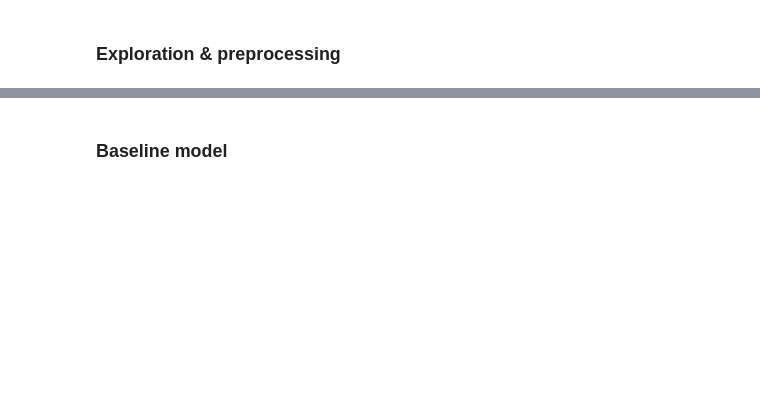
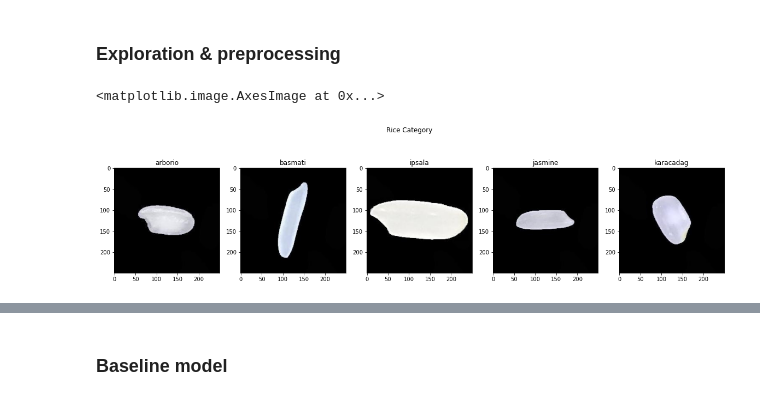
Before and after one commit to DaLuSt/DSLS-DS3-Machine-learning, a Jupyter notebook: deep-learning/DeepLearning_Rice_DaanSteur_379943_DSLS.ipynb, the cells around one changed output, grey strips where cells are left out. Saved outputs shown, nothing was run; the diff lists cells and outputs as text; code cells hidden in the pictures; blank space fills up the shorter version.

Commit message:
processing of images completed

```diff
--- a/deep-learning/DeepLearning_Rice_DaanSteur_379943_DSLS.ipynb
+++ b/deep-learning/DeepLearning_Rice_DaanSteur_379943_DSLS.ipynb
@@ -59,2 +49,38 @@ Skipping, found downloaded files in ".\rice-image-dataset" (use force=True to fo
 # %% [markdown]
 ### Exploration & preprocessing
+# %%
+# Separating the categories
+# only selecting 1000 images per category to reduce the size of the dataset
+
+data_dir = 'rice-image-dataset/Rice_Image_Dataset/'
+
+
+arborio = glob.glob(f'{data_dir}Arborio/*.jpg')[:1000]
+basmati = glob.glob(f'{data_dir}Basmati/*.jpg')[:1000]
+ipsala = glob.glob(f'{data_dir}Ipsala/*.jpg')[:1000]
+jasmine = glob.glob(f'{data_dir}Jasmine/*.jpg')[:1000]
+karacadag = glob.glob(f'{data_dir}Karacadag/*.jpg')[:1000]
+# %%
+# Create a figure with all the rice categories
+fig, ax = plt.subplots(ncols=5, figsize=(20,5))
+fig.suptitle('Rice Category')
+arborio_image = img.imread(arborio[0])
+basmati_image = img.imread(basmati[0])
+ipsala_image = img.imread(ipsala[0])
+jasmine_image = img.imread(jasmine[0])
+karacadag_image = img.imread(karacadag[0])
+
+ax[0].set_title('arborio')
+ax[1].set_title('basmati')
+ax[2].set_title('ipsala')
+ax[3].set_title('jasmine')
+ax[4].set_title('karacadag')
+
+ax[0].imshow(arborio_image)
+ax[1].imshow(basmati_image)
+ax[2].imshow(ipsala_image)
+ax[3].imshow(jasmine_image)
+ax[4].imshow(karacadag_image)
+# %% [output]
+<matplotlib.image.AxesImage at 0x...>
+[figure, added]
```
Also changed, not shown: parts of 10 cells of this notebook.
